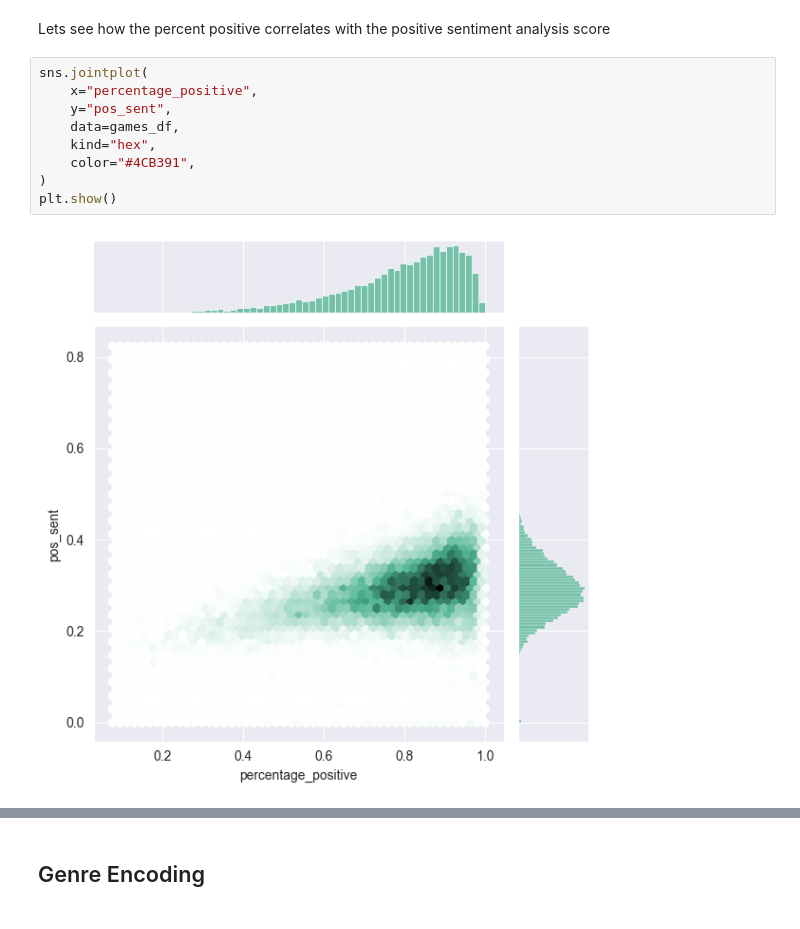
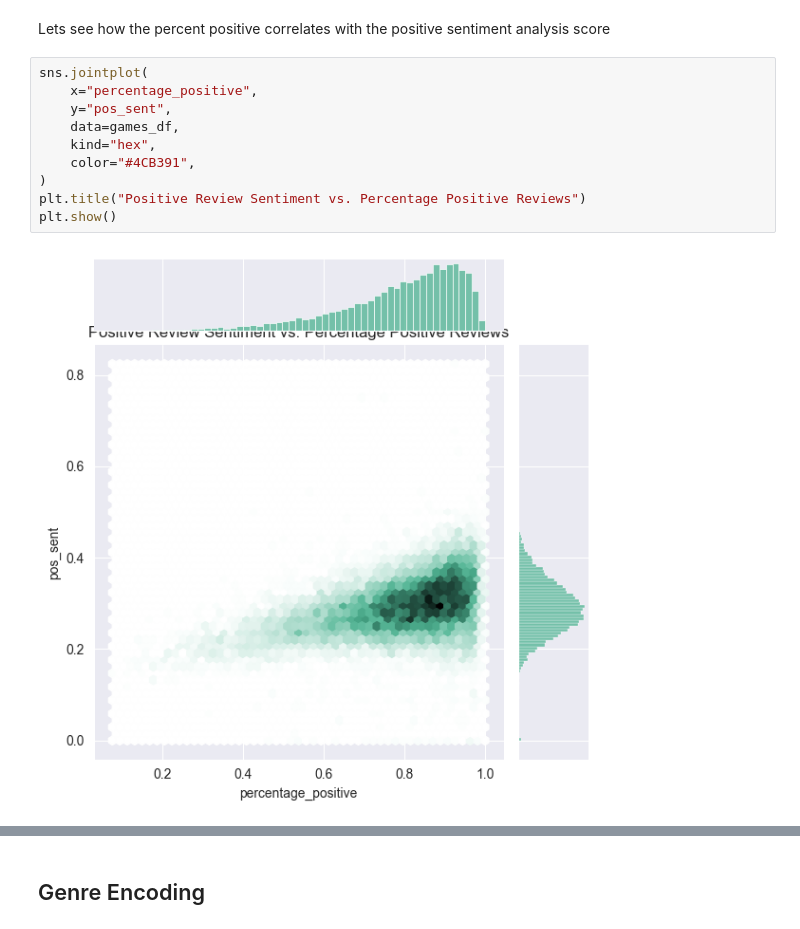
Before and after one commit to Mattcalcaterra/steamMarketPrediction, a Jupyter notebook: Final Project.ipynb, the cells around one changed output, grey strips where cells are left out. Saved outputs shown, nothing was run; the diff lists cells and outputs as text.

```diff
--- a/Final Project.ipynb
+++ b/Final Project.ipynb
@@ -428,11 +471,12 @@ Lets see how the percent positive correlates with the positive sentiment analysi
 # %%
 sns.jointplot(
     x="percentage_positive",
     y="pos_sent",
     data=games_df,
     kind="hex",
     color="#4CB391",
 )
+plt.title("Positive Review Sentiment vs. Percentage Positive Reviews")
 plt.show()
 # %% [output]
-[figure, old version]
+[figure, new version]
```
Also changed, not shown: parts of 47 cells of this notebook.
